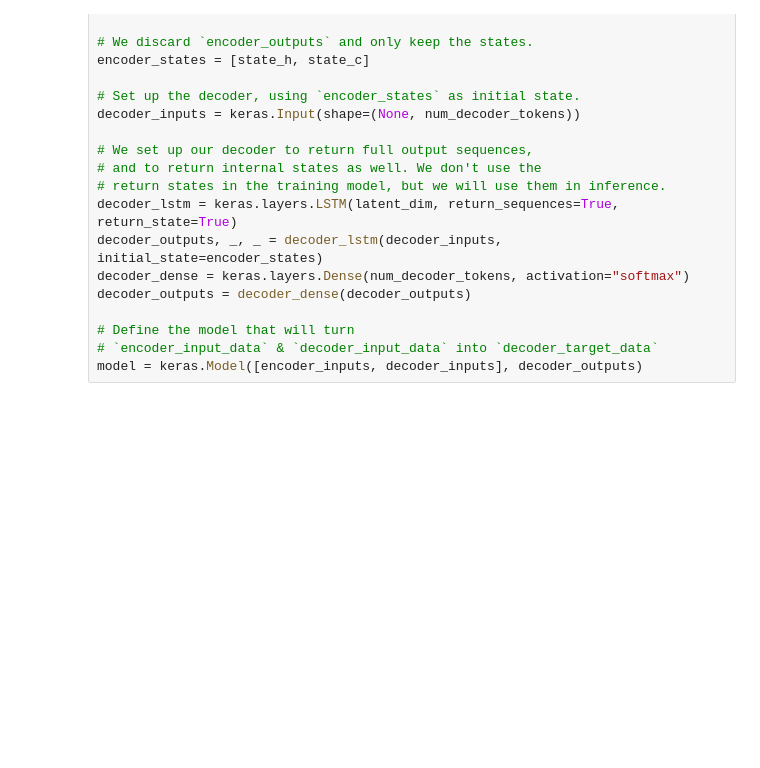
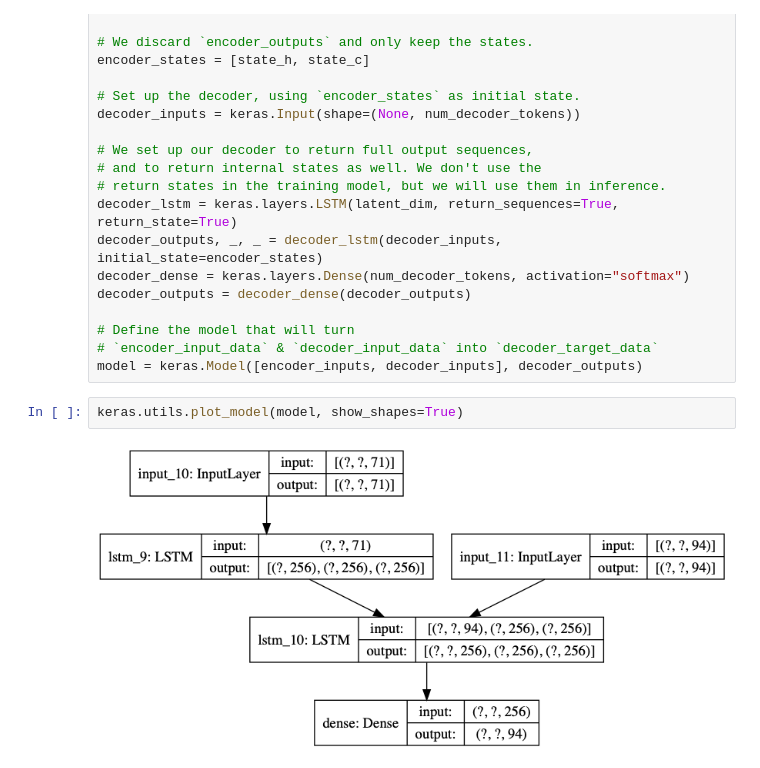
Before and after one commit to cokeSchlumpf/thesis--text-sumarization, a Jupyter notebook: notebooks/exp-seq2seq.ipynb, the cells around one changed output. Saved outputs shown, nothing was run; the diff lists cells and outputs as text; blank space fills up the shorter version.

```diff
--- a/notebooks/exp-seq2seq.ipynb
+++ b/notebooks/exp-seq2seq.ipynb
@@ -101,3 +129,7 @@ decoder_outputs = decoder_dense(decoder_outputs)
 # Define the model that will turn
 # `encoder_input_data` & `decoder_input_data` into `decoder_target_data`
 model = keras.Model([encoder_inputs, decoder_inputs], decoder_outputs)
+# %%
+keras.utils.plot_model(model, show_shapes=True)
+# %% [output]
+[figure, added]
```
Also changed, not shown: parts of 24 cells of this notebook, 9 other files.
